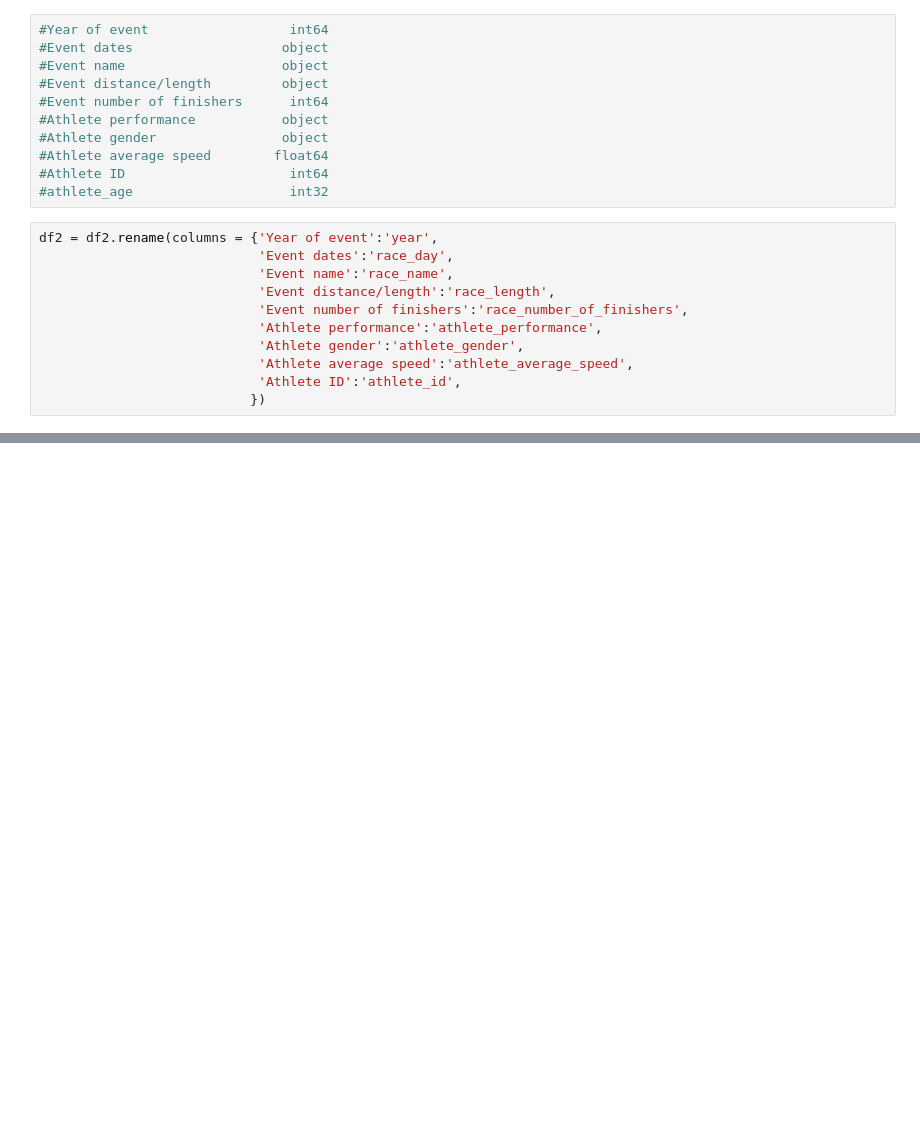
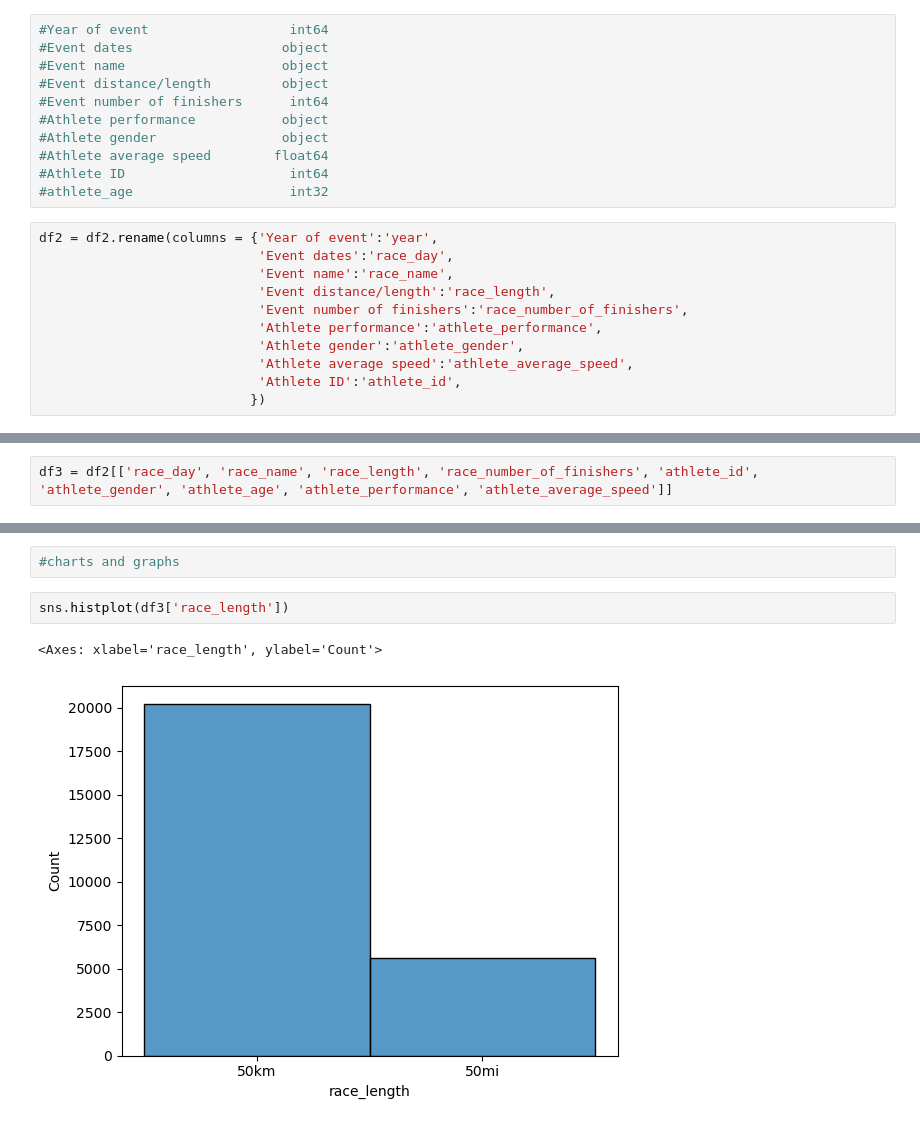
Before and after one commit to tomsclater/marathon-dataset, a Jupyter notebook: Data set - Marathons.ipynb, the cells around one changed output, grey strips where cells are left out. Cells and saved outputs as stored; diff of their text form; blank space fills up the shorter version.

```diff
--- a/Data set - Marathons.ipynb
+++ b/Data set - Marathons.ipynb
@@ -349,0 +352,2 @@ df2.head()
+# %%
+df3 = df2[['race_day', 'race_name', 'race_length', 'race_number_of_finishers', 'athlete_id', 'athlete_gender', 'athlete_age', 'athlete_performance', 'athlete_average_speed']]
@@ -349,0 +393,7 @@ df2.head()
+# %%
+#charts and graphs
+# %%
+sns.histplot(df3['race_length'])
+# %% [output]
+<Axes: xlabel='race_length', ylabel='Count'>
+[figure, added]
```
Also changed, not shown: parts of 13 cells of this notebook.
